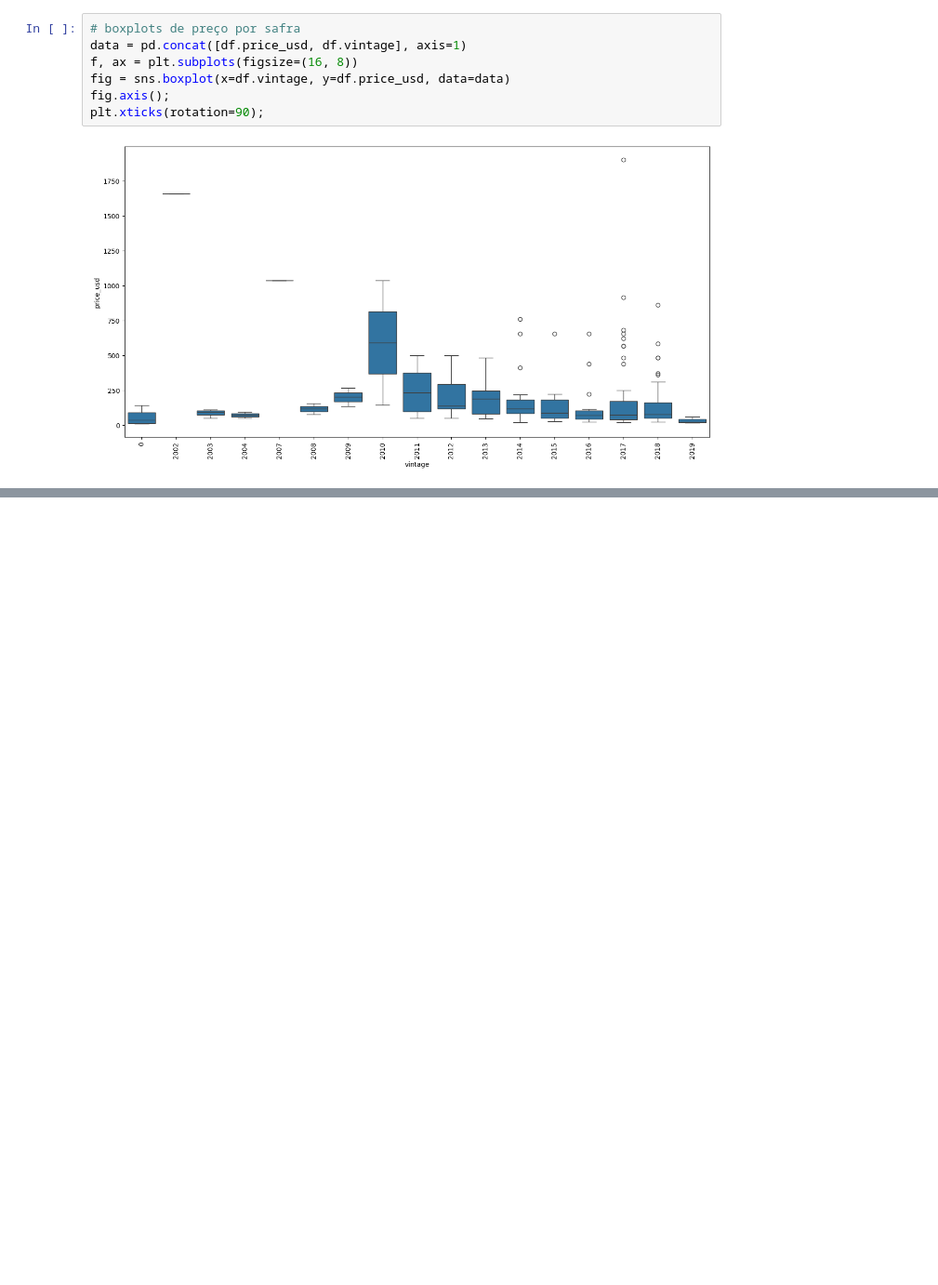
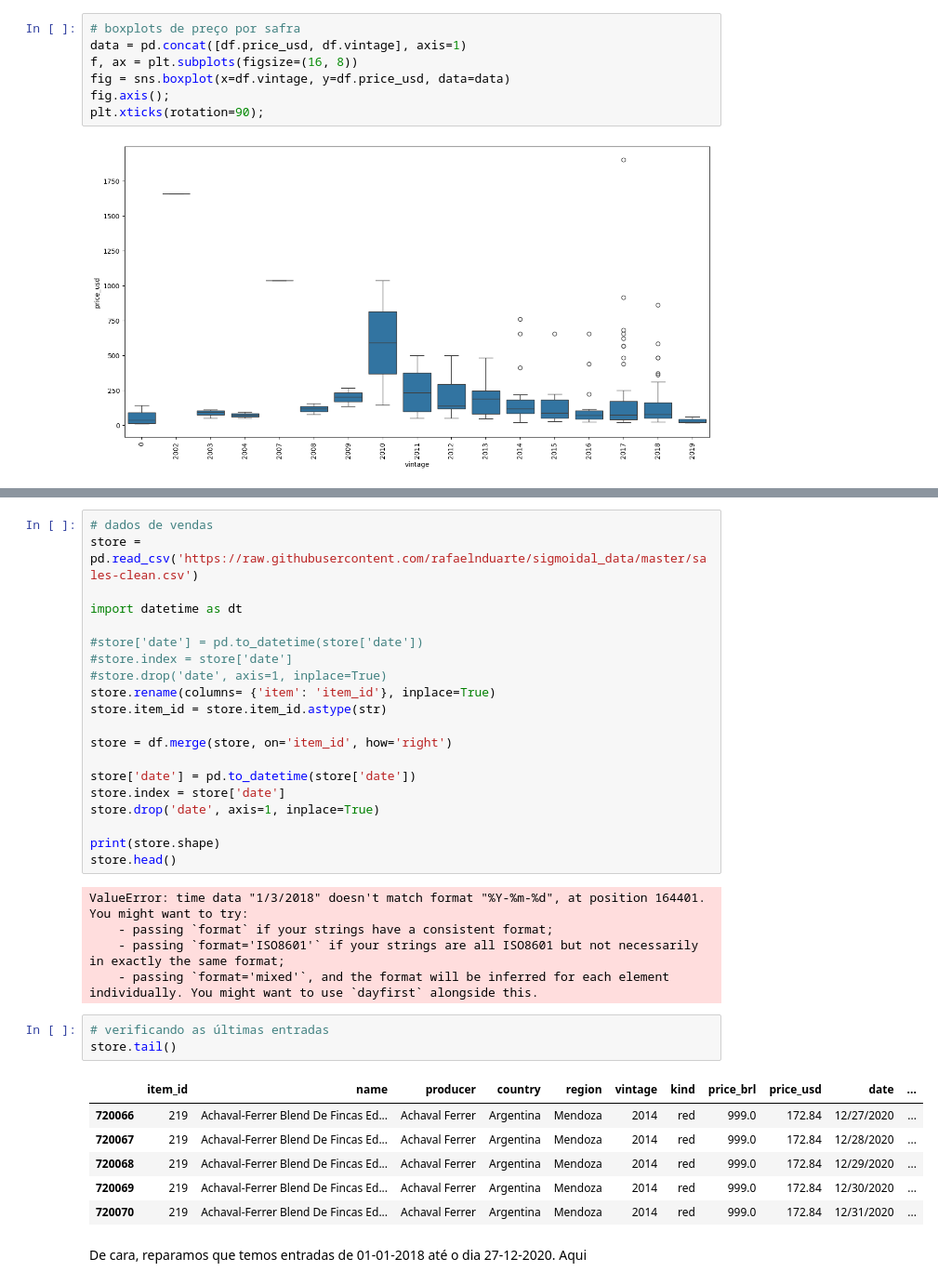
Before and after one commit to JhonnyLimachi/Sigmoidal, a Jupyter notebook: 41_4_[PROJETO]_Previsão_de_Demanda_(Time_Series_Forecasting).ipynb, the cells around one changed output, grey strips where cells are left out. Shown at 93% size. Drawn from its saved outputs; the diff is of its cells as text; blank space fills up the shorter version.

```diff
--- a/41_4_[PROJETO]_Previsão_de_Demanda_(Time_Series_Forecasting).ipynb
+++ b/41_4_[PROJETO]_Previsão_de_Demanda_(Time_Series_Forecasting).ipynb
@@ -432,0 +466,37 @@ plt.xticks(rotation=90);
+# %%
+# dados de vendas
+store = pd.read_csv('https://raw.githubusercontent.com/rafaelnduarte/sigmoidal_data/master/sales-clean.csv')
+
+import datetime as dt
+
+#store['date'] = pd.to_datetime(store['date'])
+#store.index = store['date']
+#store.drop('date', axis=1, inplace=True)
+store.rename(columns= {'item': 'item_id'}, inplace=True)
+store.item_id = store.item_id.astype(str)
+
+store = df.merge(store, on='item_id', how='right')
+
+store['date'] = pd.to_datetime(store['date'])
+store.index = store['date']
+store.drop('date', axis=1, inplace=True)
+
+print(store.shape)
+store.head()
+# %% [output]
+ValueError: time data "1/3/2018" doesn't match format "%Y-%m-%d", at position 164401. You might want to try:
+    - passing `format` if your strings have a consistent format;
+    - passing `format='ISO8601'` if your strings are all ISO8601 but not necessarily in exactly the same format;
+    - passing `format='mixed'`, and the format will be inferred for each element individually. You might want to use `dayfirst` alongside this.
+# %%
+# verificando as últimas entradas
+store.tail()
+# %% [output]
+|  | item_id | name | producer | country | region | vintage | kind | price_brl | price_usd | date | ... |
+| 720066 | 219 | Achaval-Ferrer Blend De Fincas Ed... | Achaval Ferrer | Argentina | Mendoza | 2014 | red | 999.0 | 172.84 | 12/27/2020 | ... |
+| 720067 | 219 | Achaval-Ferrer Blend De Fincas Ed... | Achaval Ferrer | Argentina | Mendoza | 2014 | red | 999.0 | 172.84 | 12/28/2020 | ... |
+| 720068 | 219 | Achaval-Ferrer Blend De Fincas Ed... | Achaval Ferrer | Argentina | Mendoza | 2014 | red | 999.0 | 172.84 | 12/29/2020 | ... |
+| 720069 | 219 | Achaval-Ferrer Blend De Fincas Ed... | Achaval Ferrer | Argentina | Mendoza | 2014 | red | 999.0 | 172.84 | 12/30/2020 | ... |
+| 720070 | 219 | Achaval-Ferrer Blend De Fincas Ed... | Achaval Ferrer | Argentina | Mendoza | 2014 | red | 999.0 | 172.84 | 12/31/2020 | ... |
+# %% [markdown]
+De cara, reparamos que temos entradas de 01-01-2018 até o dia 27-12-2020. Aqui
```
Also changed, not shown: parts of 2 cells of this notebook.
